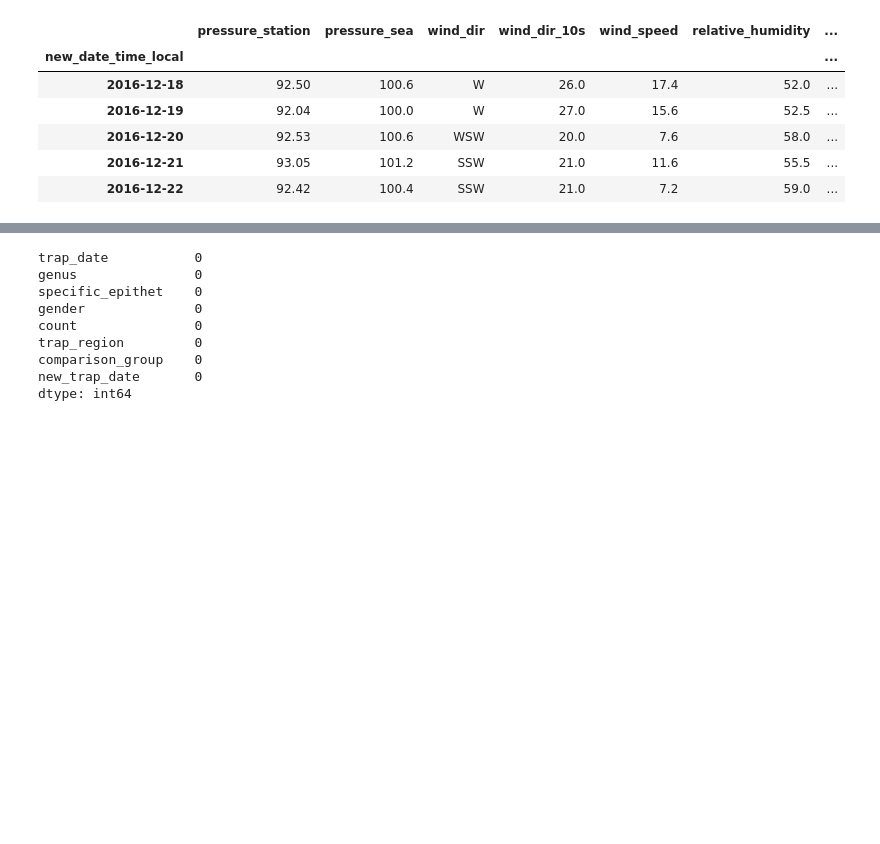
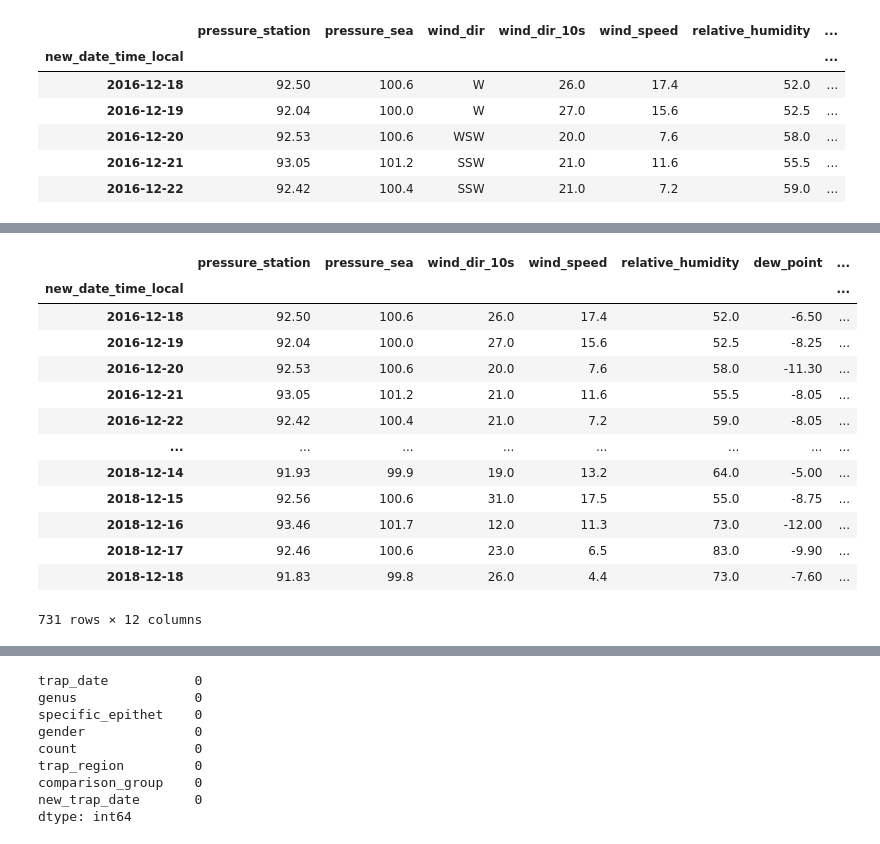
Before and after one commit to essamgouda97/ECE720-project1, a Jupyter notebook: task1_secondtrail.ipynb, the cells around one changed output, grey strips where cells are left out. Drawn from its saved outputs; the diff is of its cells as text; code cells hidden in the pictures; blank space fills up the shorter version.

Commit message:
using a new method to process the data of wind_dir calculate the delta_pressures in the weather dataset

```diff
--- a/task1_secondtrail.ipynb
+++ b/task1_secondtrail.ipynb
@@ -456,0 +459,3 @@ perday_weather_data.head()
+# %%
+wind_dirc=perday_weather_data["wind_dir"].str.split('', expand=True)
+wind_dirc
@@ -456,0 +477,22 @@ perday_weather_data.head()
+# %%
+wind_dir_num=wind_dirc.apply(lambda x:x.value_counts()[1:4],axis = 1).fillna(0)
+wind_dir_num.rename(columns={'E':'wind_dir_E', 'N': 'wind_dir_N', 'S': 'wind_dir_S', 'W': 'wind_dir_W'}, inplace=True)
+# %%
+perday_weather_data=perday_weather_data.join(wind_dir_num)
+# %%
+perday_weather_data.drop(columns=["wind_dir"])
+# %% [output]
+|  | pressure_station | pressure_sea | wind_dir_10s | wind_speed | relative_humidity | dew_point | ... |
+| new_date_time_local |  |  |  |  |  |  | ... |
+| 2016-12-18 | 92.50 | 100.6 | 26.0 | 17.4 | 52.0 | -6.50 | ... |
+| 2016-12-19 | 92.04 | 100.0 | 27.0 | 15.6 | 52.5 | -8.25 | ... |
+| 2016-12-20 | 92.53 | 100.6 | 20.0 | 7.6 | 58.0 | -11.30 | ... |
+| 2016-12-21 | 93.05 | 101.2 | 21.0 | 11.6 | 55.5 | -8.05 | ... |
+| 2016-12-22 | 92.42 | 100.4 | 21.0 | 7.2 | 59.0 | -8.05 | ... |
+| ... | ... | ... | ... | ... | ... | ... | ... |
+| 2018-12-14 | 91.93 | 99.9 | 19.0 | 13.2 | 64.0 | -5.00 | ... |
+| 2018-12-15 | 92.56 | 100.6 | 31.0 | 17.5 | 55.0 | -8.75 | ... |
+| 2018-12-16 | 93.46 | 101.7 | 12.0 | 11.3 | 73.0 | -12.00 | ... |
+| 2018-12-17 | 92.46 | 100.6 | 23.0 | 6.5 | 83.0 | -9.90 | ... |
+| 2018-12-18 | 91.83 | 99.8 | 26.0 | 4.4 | 73.0 | -7.60 | ... |
+731 rows × 12 columns
```
Also changed, not shown: parts of 9 cells of this notebook.
